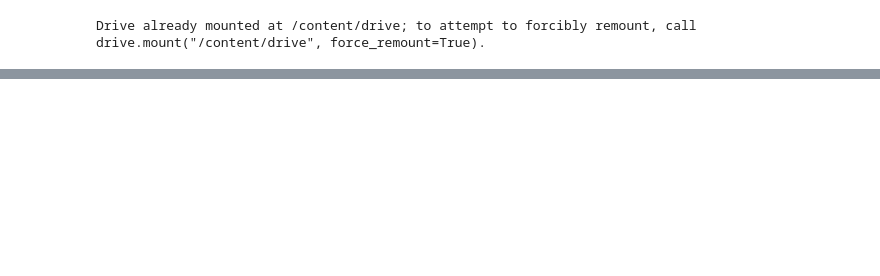
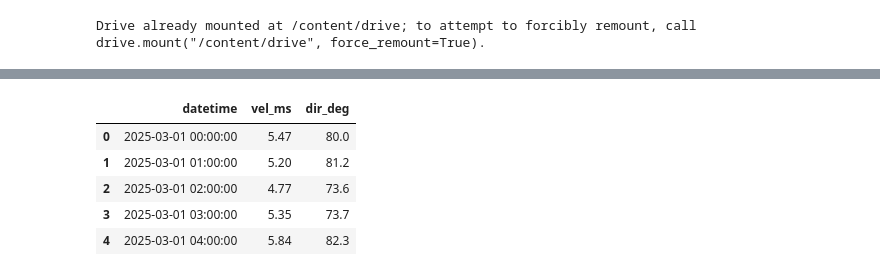
Before and after one commit to zydanne-costa/Ondas_ADCP_SCO_Mar_Nov_2025, a Jupyter notebook: Vento_ERA5_CHU.ipynb, the cells around one changed output, grey strips where cells are left out. Cells and saved outputs as stored; diff of their text form; code cells hidden in the pictures; blank space fills up the shorter version.

```diff
--- a/Vento_ERA5_CHU.ipynb
+++ b/Vento_ERA5_CHU.ipynb
@@ -43,0 +68,17 @@ df_wind_abr['vel_ms'] = df_abr['vel_m_s'].round(2)
+# %%
+import pandas as pd
+df_chu = pd.DataFrame({
+    'datetime': pd.concat([df_wind_mar['datetime'], df_wind_abr['datetime']], ignore_index=True),
+    'vel_ms': pd.concat([df_wind_mar['vel_ms'], df_wind_abr['vel_ms']], ignore_index=True),
+    'dir_deg': pd.concat([df_wind_mar['dir_deg'], df_wind_abr['dir_deg']], ignore_index=True)
+})
+
+
+display(df_chu.head())
+# %% [output]
+|  | datetime | vel_ms | dir_deg |
+| 0 | 2025-03-01 00:00:00 | 5.47 | 80.0 |
+| 1 | 2025-03-01 01:00:00 | 5.20 | 81.2 |
+| 2 | 2025-03-01 02:00:00 | 4.77 | 73.6 |
+| 3 | 2025-03-01 03:00:00 | 5.35 | 73.7 |
+| 4 | 2025-03-01 04:00:00 | 5.84 | 82.3 |
```
Also changed, not shown: parts of 5 cells of this notebook.
